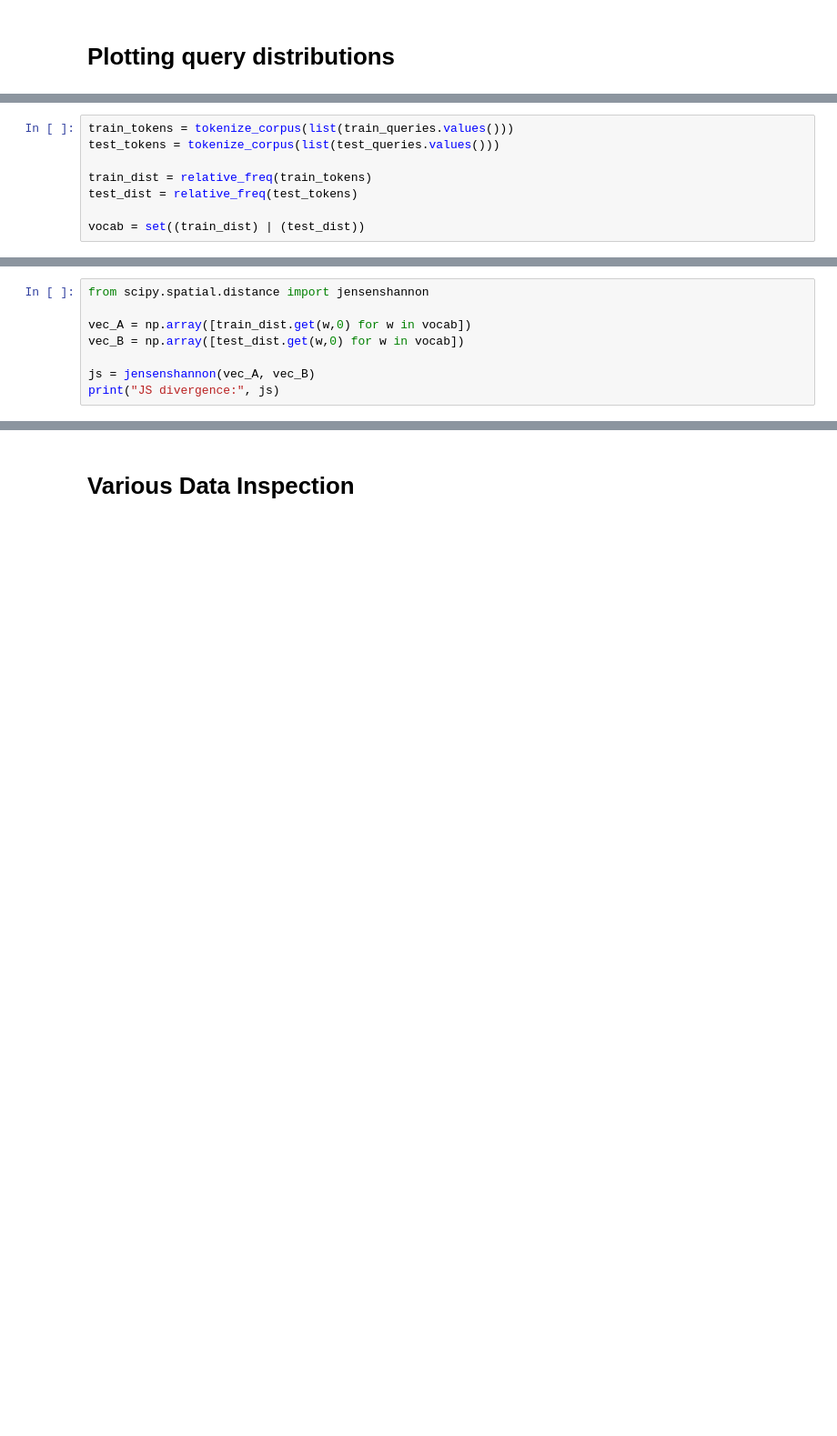
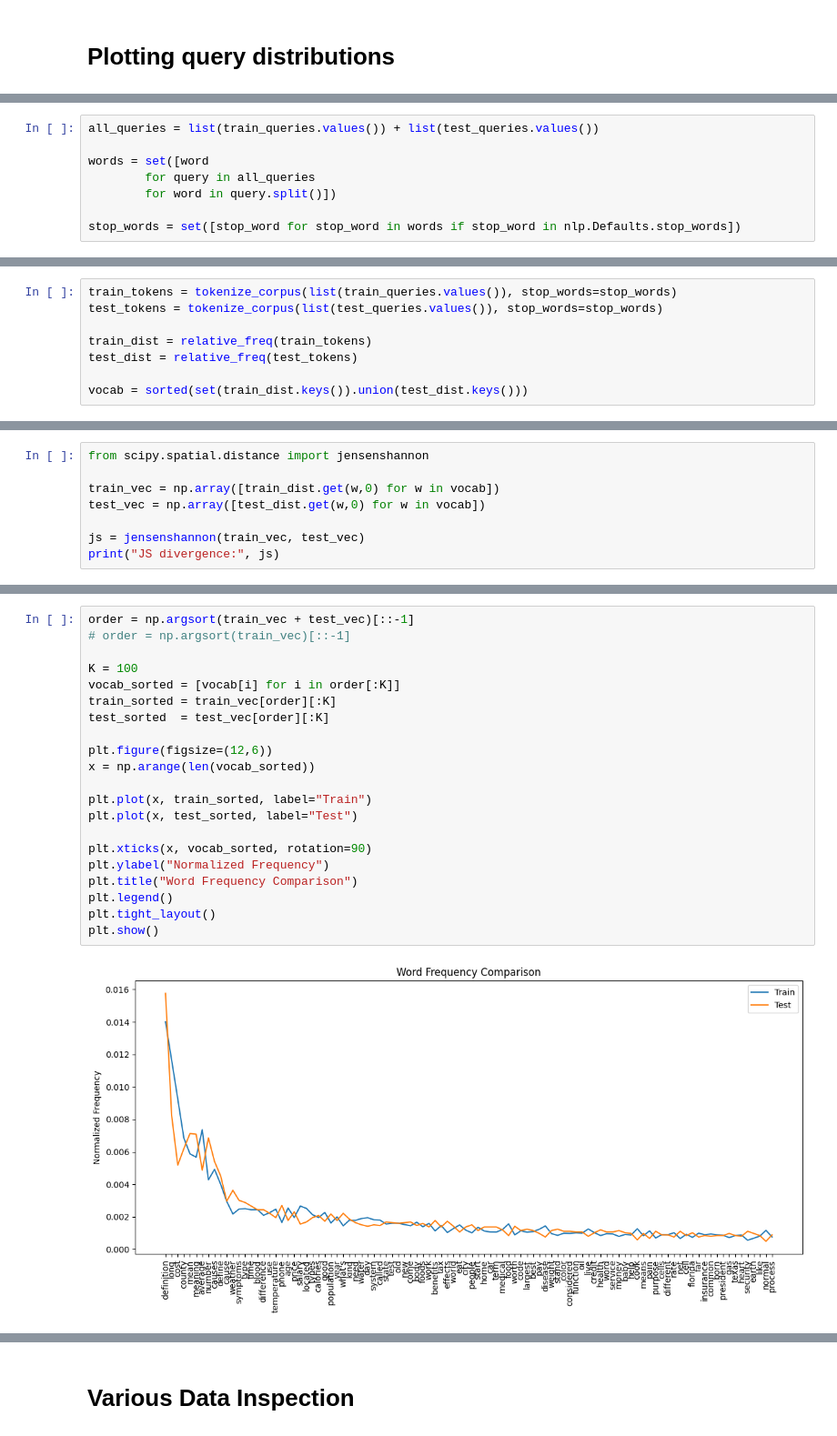
Before and after one commit to BoutM/MMATH-CM-Research-Project, a Jupyter notebook: RAG/tests.ipynb, the cells around one changed output, grey strips where cells are left out. Shown at 91% size. Drawn from its saved outputs; the diff is of its cells as text; blank space fills up the shorter version.

```diff
--- a/RAG/tests.ipynb
+++ b/RAG/tests.ipynb
@@ -116 +46,9 @@ for train_batch in train_batches:
+# %%
+all_queries = list(train_queries.values()) + list(test_queries.values())
+
+words = set([word
+        for query in all_queries
+        for word in query.split()])
+
+stop_words = set([stop_word for stop_word in words if stop_word in nlp.Defaults.stop_words])
 # %%
@@ -132,10 +66,10 @@ def relative_freq(tokens):
     total = sum(counts.values())
     return {w:c/total for w,c in counts.items()}
 # %%
-train_tokens = tokenize_corpus(list(train_queries.values()))
-test_tokens = tokenize_corpus(list(test_queries.values()))
+train_tokens = tokenize_corpus(list(train_queries.values()), stop_words=stop_words)
+test_tokens = tokenize_corpus(list(test_queries.values()), stop_words=stop_words)
 
 train_dist = relative_freq(train_tokens)
 test_dist = relative_freq(test_tokens)
 
-vocab = set((train_dist) | (test_dist))
+vocab = sorted(set(train_dist.keys()).union(test_dist.keys()))
@@ -144,9 +76,9 @@ NameError: name 'train_queries' is not defined
 # %%
 from scipy.spatial.distance import jensenshannon
 
-vec_A = np.array([train_dist.get(w,0) for w in vocab])
-vec_B = np.array([test_dist.get(w,0) for w in vocab])
+train_vec = np.array([train_dist.get(w,0) for w in vocab])
+test_vec = np.array([test_dist.get(w,0) for w in vocab])
 
-js = jensenshannon(vec_A, vec_B)
+js = jensenshannon(train_vec, test_vec)
 print("JS divergence:", js)
 # %% [output]
@@ -189,0 +86,23 @@ plt.show()
+# %%
+order = np.argsort(train_vec + test_vec)[::-1]
+# order = np.argsort(train_vec)[::-1]
+
+K = 100
+vocab_sorted = [vocab[i] for i in order[:K]]
+train_sorted = train_vec[order][:K]
+test_sorted  = test_vec[order][:K]
+
+plt.figure(figsize=(12,6))
+x = np.arange(len(vocab_sorted))
+
+plt.plot(x, train_sorted, label="Train")
+plt.plot(x, test_sorted, label="Test")
+
+plt.xticks(x, vocab_sorted, rotation=90)
+plt.ylabel("Normalized Frequency")
+plt.title("Word Frequency Comparison")
+plt.legend()
+plt.tight_layout()
+plt.show()
+# %% [output]
+[figure, added]
```
Also changed, not shown: parts of 13 cells of this notebook, 4 other files.
